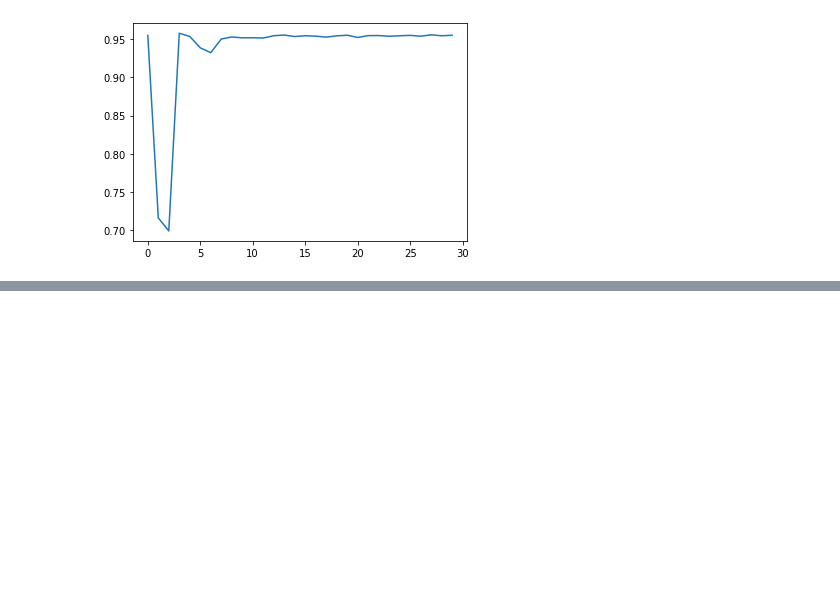
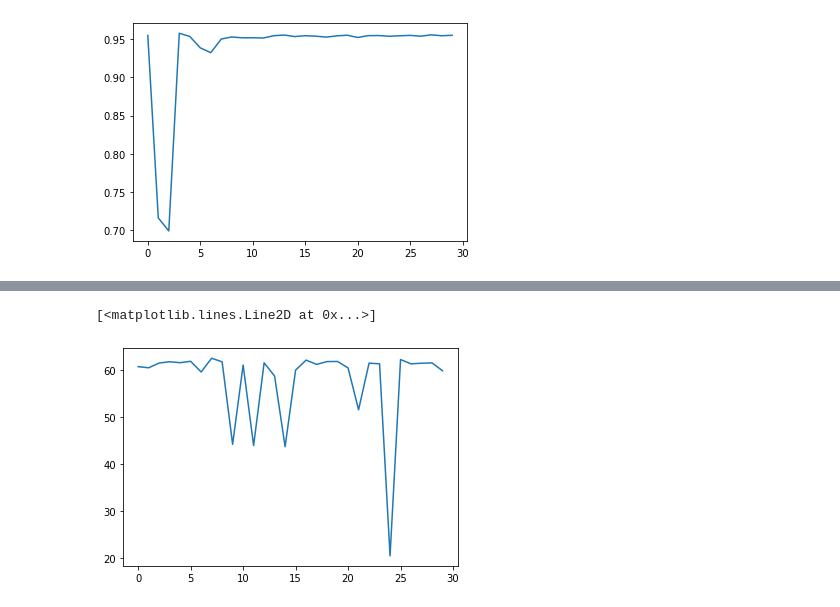
Before and after one commit to alstjrdld1/gray_anomaly_detection, a Jupyter notebook: Untitled.ipynb, the cells around one changed output, grey strips where cells are left out. Drawn from its saved outputs; the diff is of its cells as text; code cells hidden in the pictures; blank space fills up the shorter version.

```diff
--- a/Untitled.ipynb
+++ b/Untitled.ipynb
@@ -183,0 +193,8 @@ plt.plot(originLoss)
+# %%
+grayAcc = np.load('./code/20220618_gray_ACC_List.npy')
+binaryAcc = np.load('./code/20220618_binary_ACC_List.npy')
+# %%
+plt.plot(grayAcc)
+# %% [output]
+[<matplotlib.lines.Line2D at 0x...>]
+[figure, added]
```
Also changed, not shown: parts of 7 cells of this notebook, 5 other files.
